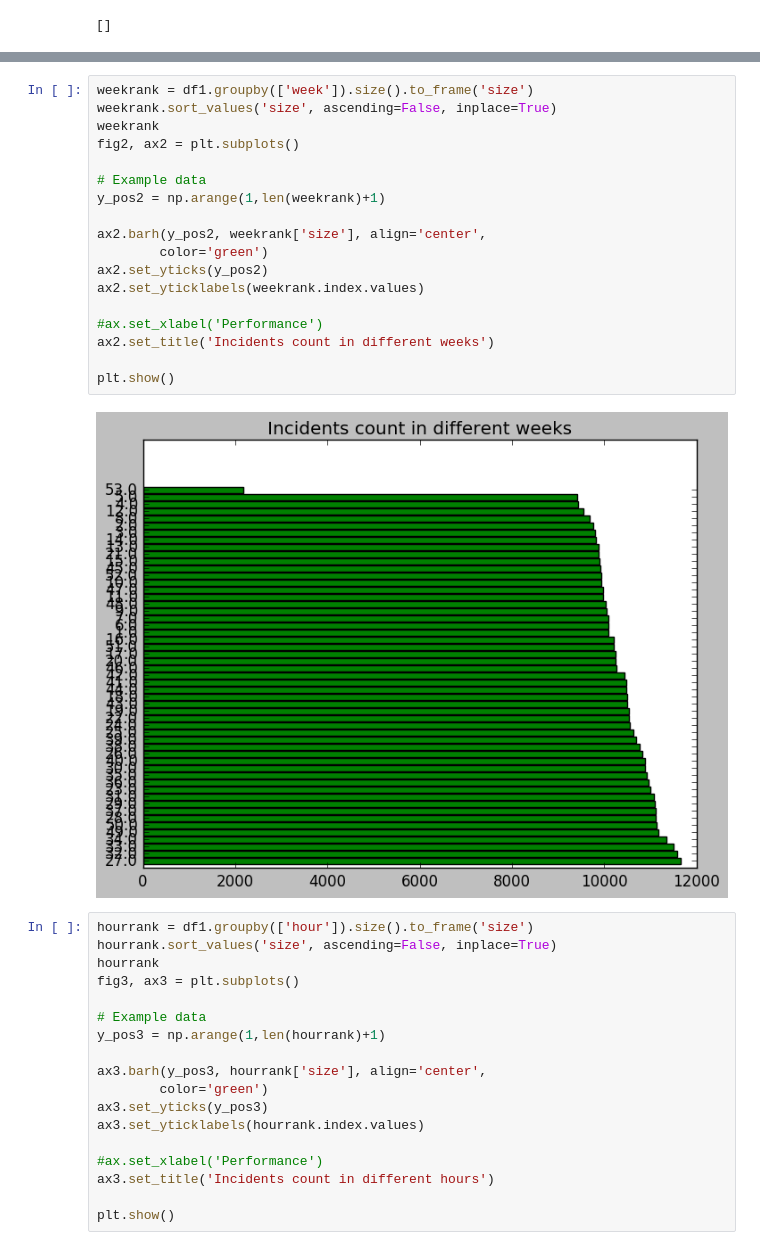
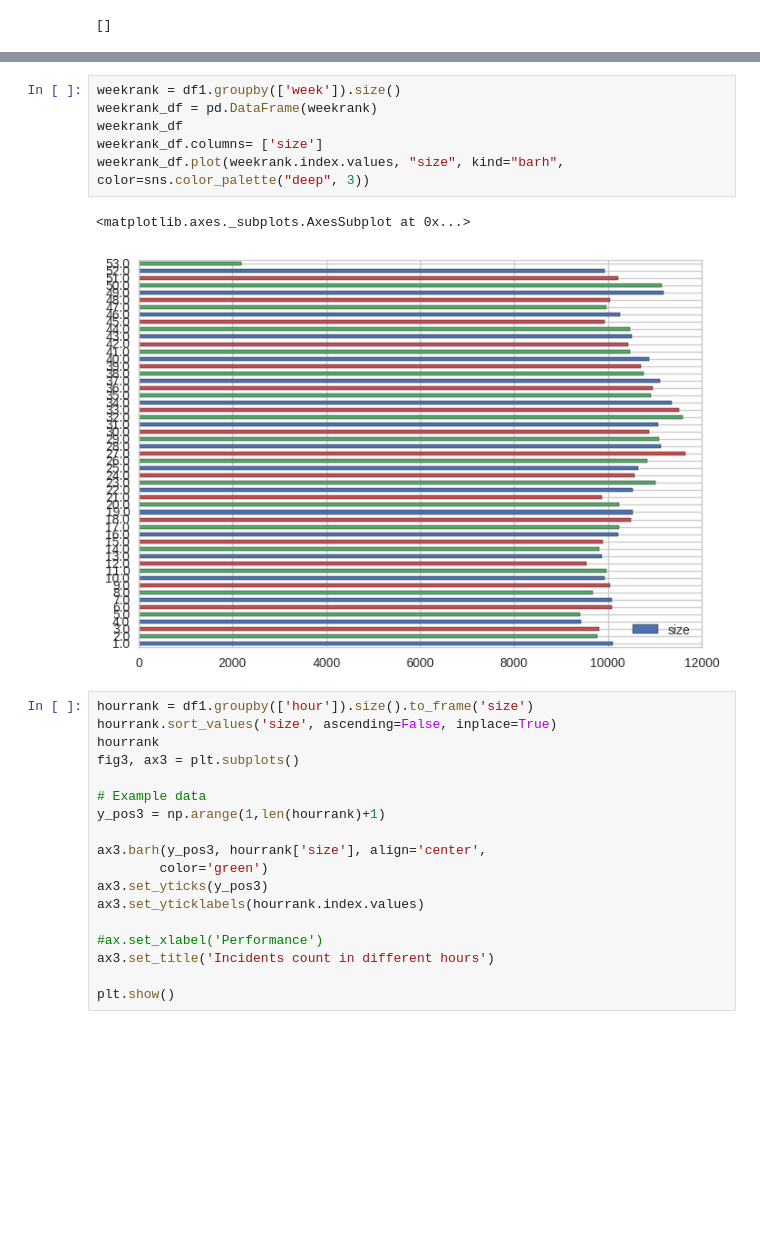
Before and after one commit to hackoregon/emergency-response, a Jupyter notebook: notebooks/time_rollup.ipynb, the cells around one changed output, grey strips where cells are left out. Saved outputs shown, nothing was run; the diff lists cells and outputs as text; blank space fills up the shorter version.

Commit message:
update notebook
add plot for holidays, checked incidents count by years

```diff
--- a/notebooks/time_rollup.ipynb
+++ b/notebooks/time_rollup.ipynb
@@ -125,23 +125,12 @@ plt.show()
-# %%
-weekrank = df1.groupby(['week']).size().to_frame('size')
-weekrank.sort_values('size', ascending=False, inplace=True)
-weekrank
-fig2, ax2 = plt.subplots()
-
-# Example data
-y_pos2 = np.arange(1,len(weekrank)+1)
-
-ax2.barh(y_pos2, weekrank['size'], align='center',
-        color='green')
-ax2.set_yticks(y_pos2)
-ax2.set_yticklabels(weekrank.index.values)
-
-#ax.set_xlabel('Performance')
-ax2.set_title('Incidents count in different weeks')
-
-plt.show()
-# %% [output]
-[figure, removed]
+# %%
+weekrank = df1.groupby(['week']).size()
+weekrank_df = pd.DataFrame(weekrank)
+weekrank_df
+weekrank_df.columns= ['size']
+weekrank_df.plot(weekrank.index.values, "size", kind="barh", color=sns.color_palette("deep", 3))
+# %% [output]
+<matplotlib.axes._subplots.AxesSubplot at 0x...>
+[figure, added]
 # %%
 hourrank = df1.groupby(['hour']).size().to_frame('size')
 hourrank.sort_values('size', ascending=False, inplace=True)
```
Also changed, not shown: parts of 10 cells of this notebook.
